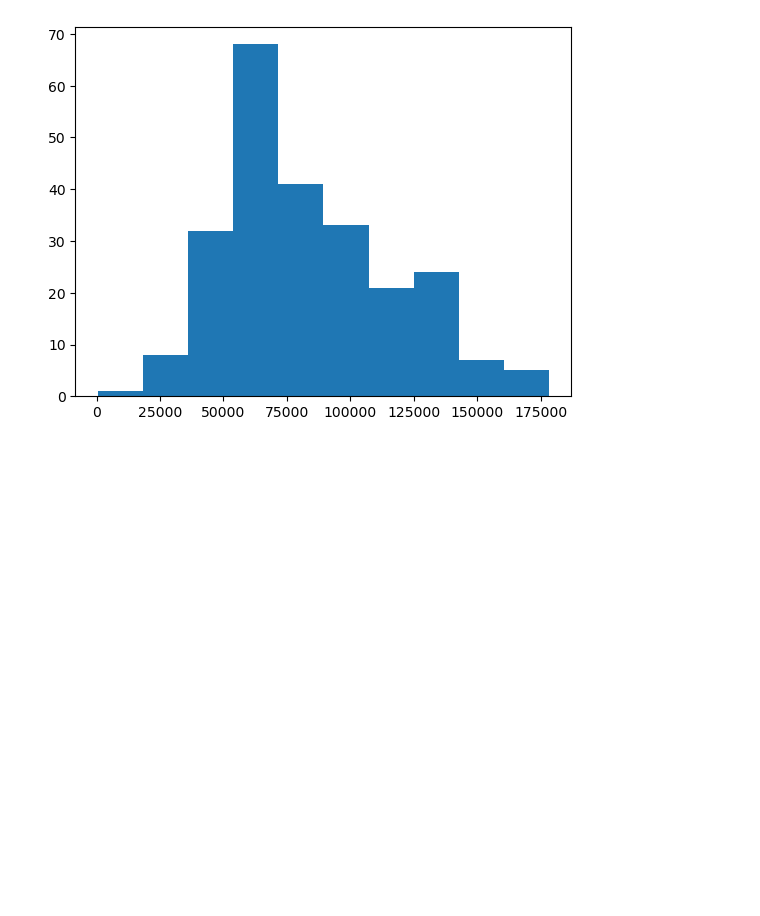
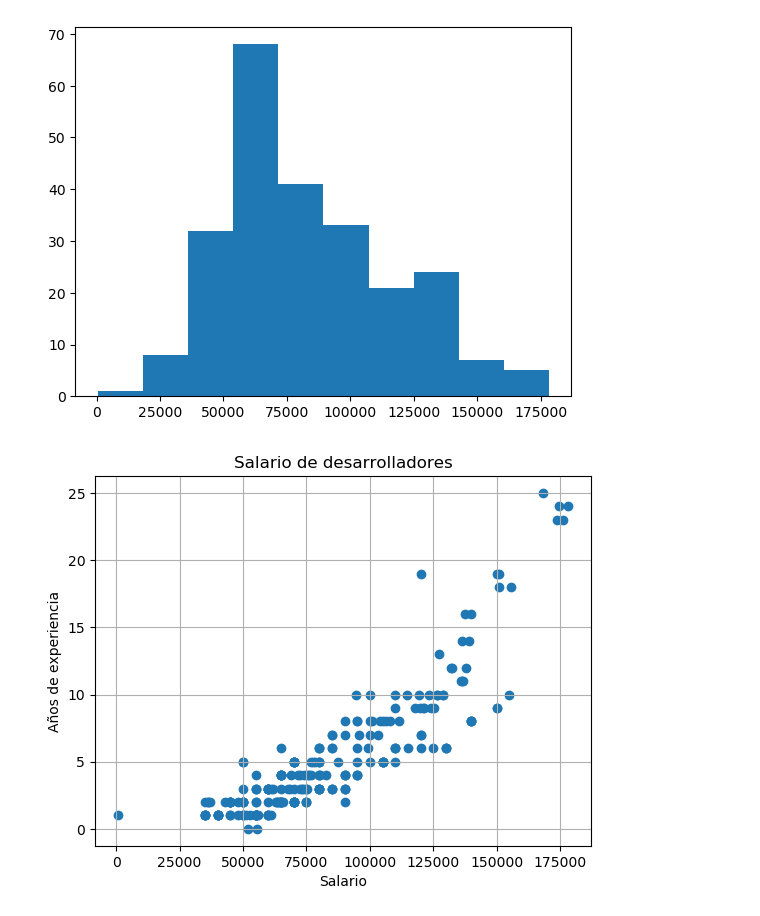
Before and after one commit to Ulimax/clase21, a Jupyter notebook: numpy.ipynb, the cells around one changed output. Saved outputs shown, nothing was run; the diff lists cells and outputs as text; code cells hidden in the pictures; blank space fills up the shorter version.

```diff
--- a/numpy.ipynb
+++ b/numpy.ipynb
@@ -1518,3 +1518,17 @@ plt.hist(salario_devops)
 plt.show()
 # %% [output]
 [figure]
+# %%
+x=df_devops['Salary'].values
+y=df_devops['Years of Experience'].values
+
+plt.title("Salario de desarrolladores")
+plt.xlabel("Salario")
+plt.ylabel("Años de experiencia")
+
+plt.scatter(x,y)
+
+plt.grid()
+plt.show()
+# %% [output]
+[figure, added]
```
Also changed, not shown: parts of 3 cells of this notebook.
